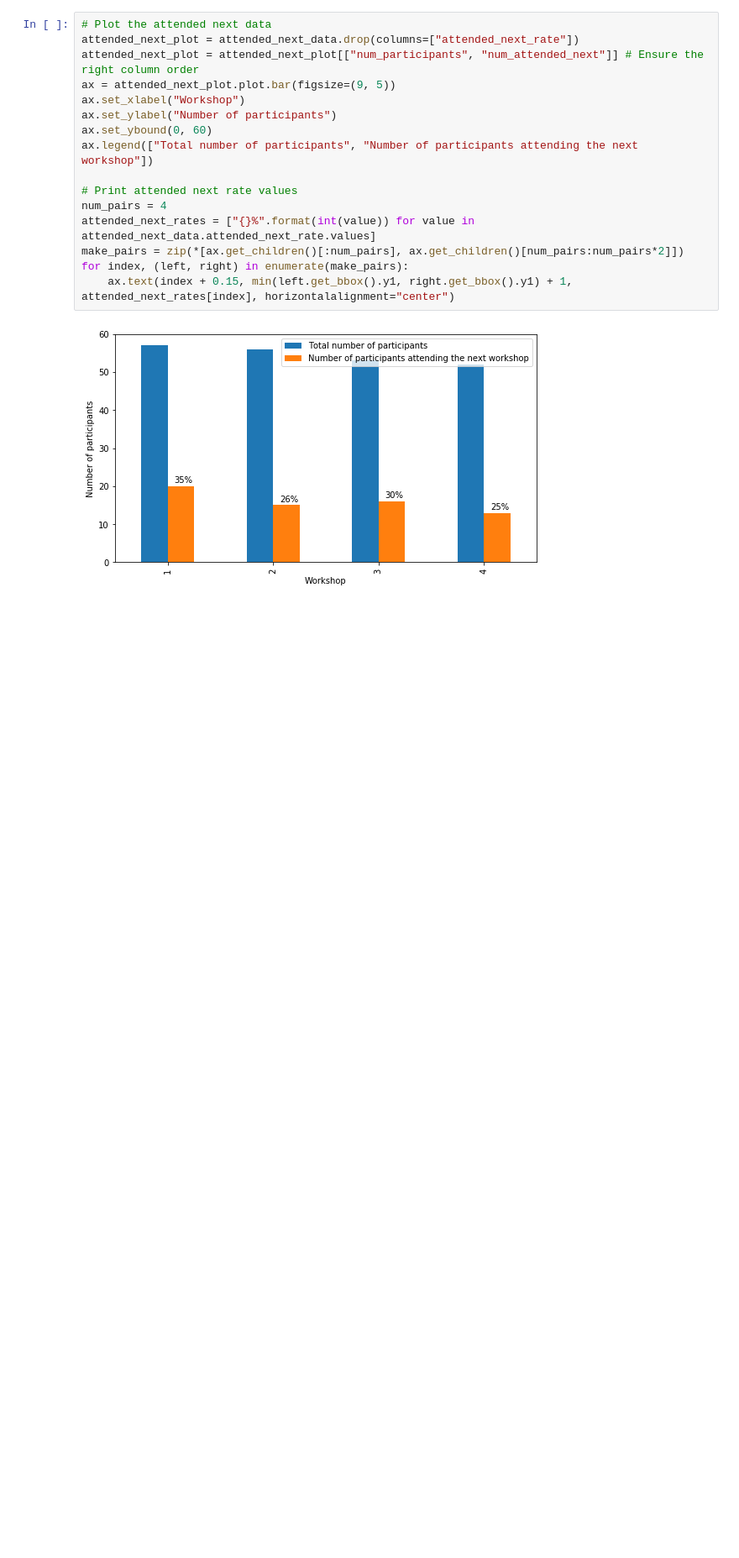
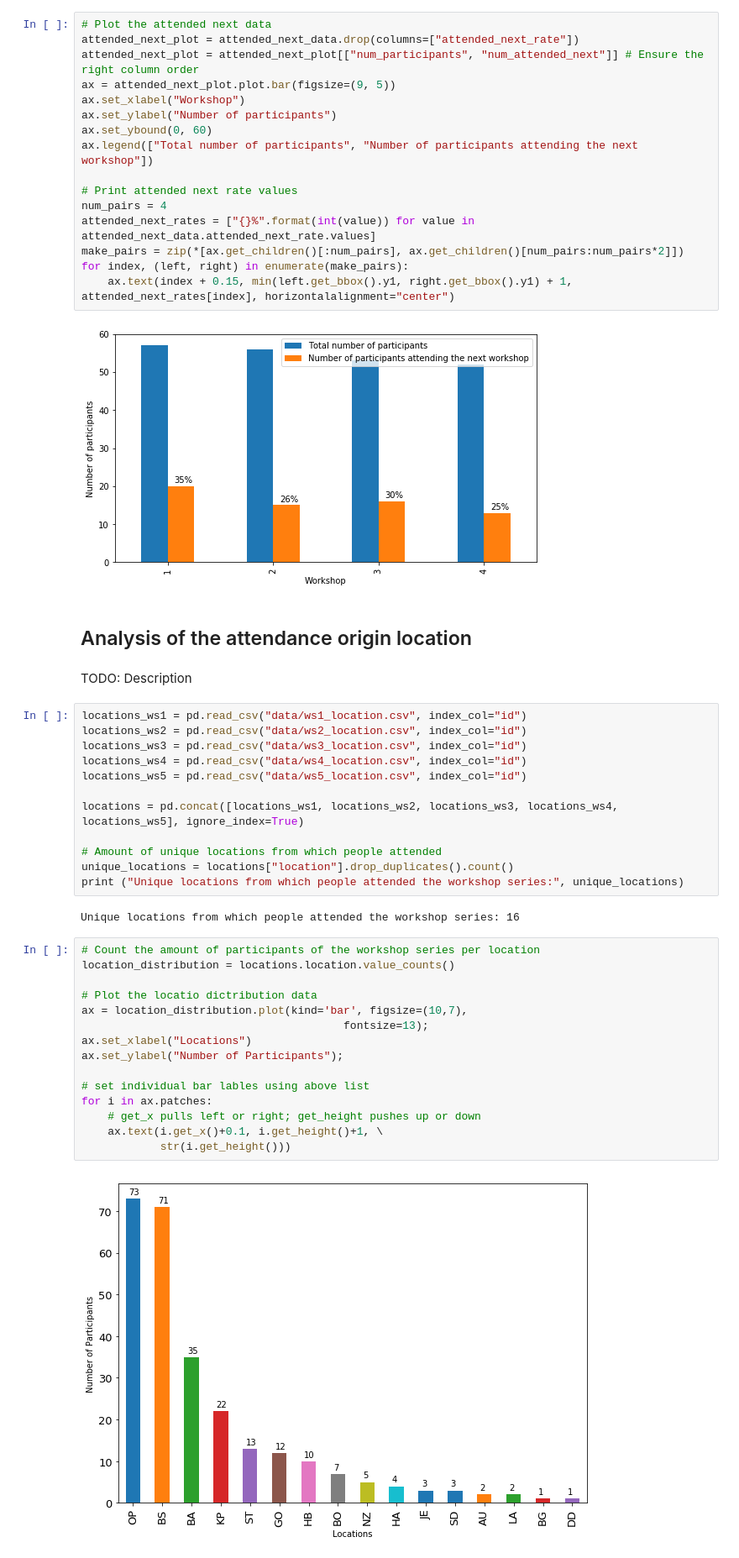
Before and after one commit to DLR-SC/analysis-dlr-se-waws, a Jupyter notebook: analysis.ipynb, the cells around one changed output. Shown at 84% size. Cells and saved outputs as stored; diff of their text form; blank space fills up the shorter version.

Commit message:
Added analysis of the location data.

```diff
--- a/analysis.ipynb
+++ b/analysis.ipynb
@@ -191,3 +191,38 @@ for index, (left, right) in enumerate(make_pairs):
     ax.text(index + 0.15, min(left.get_bbox().y1, right.get_bbox().y1) + 1, attended_next_rates[index], horizontalalignment="center")
 # %% [output]
 [figure]
+# %% [markdown]
+## Analysis of the attendance origin location
+# %% [markdown]
+TODO: Description
+# %%
+locations_ws1 = pd.read_csv("data/ws1_location.csv", index_col="id")
+locations_ws2 = pd.read_csv("data/ws2_location.csv", index_col="id")
+locations_ws3 = pd.read_csv("data/ws3_location.csv", index_col="id")
+locations_ws4 = pd.read_csv("data/ws4_location.csv", index_col="id")
+locations_ws5 = pd.read_csv("data/ws5_location.csv", index_col="id")
+
+locations = pd.concat([locations_ws1, locations_ws2, locations_ws3, locations_ws4, locations_ws5], ignore_index=True)
+
+# Amount of unique locations from which people attended
+unique_locations = locations["location"].drop_duplicates().count()
+print ("Unique locations from which people attended the workshop series:", unique_locations)
+# %% [output]
+Unique locations from which people attended the workshop series: 16
+# %%
+# Count the amount of participants of the workshop series per location
+location_distribution = locations.location.value_counts()
+
+# Plot the locatio dictribution data
+ax = location_distribution.plot(kind='bar', figsize=(10,7),
+                                        fontsize=13);
+ax.set_xlabel("Locations")
+ax.set_ylabel("Number of Participants");
+
+# set individual bar lables using above list
+for i in ax.patches:
+    # get_x pulls left or right; get_height pushes up or down
+    ax.text(i.get_x()+0.1, i.get_height()+1, \
+            str(i.get_height()))
+# %% [output]
+[figure, added]
```
Also changed, not shown: parts of 4 cells of this notebook.
